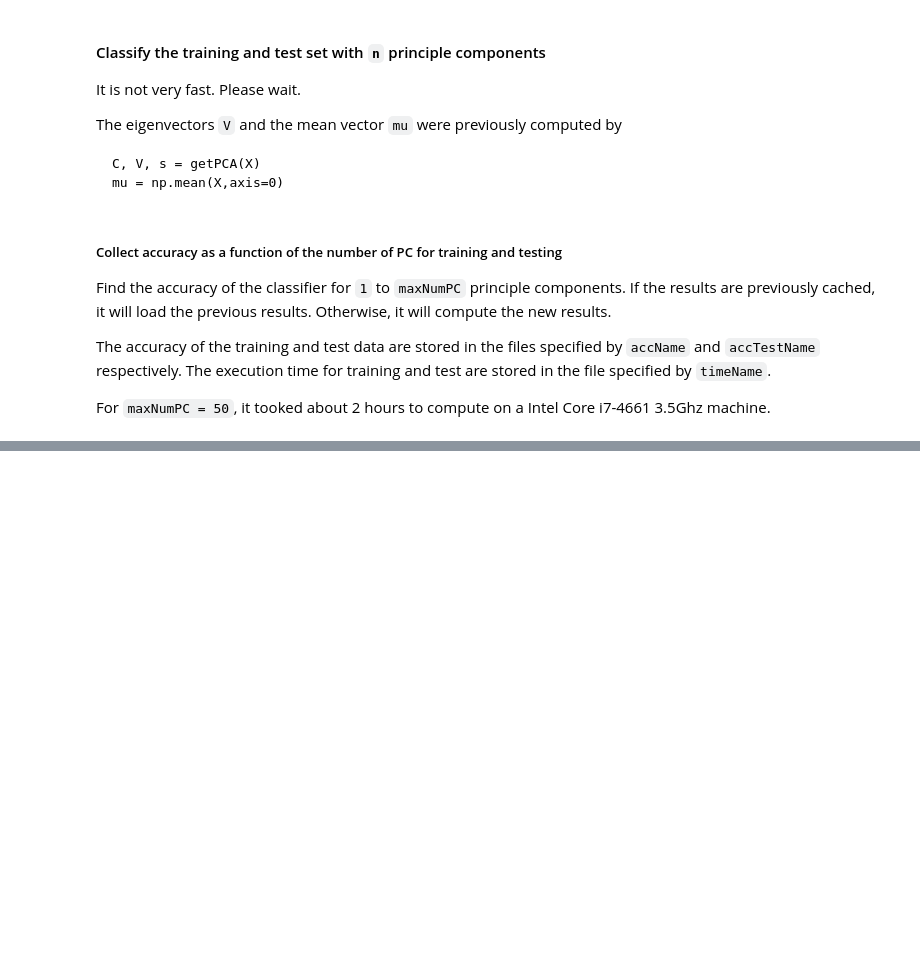
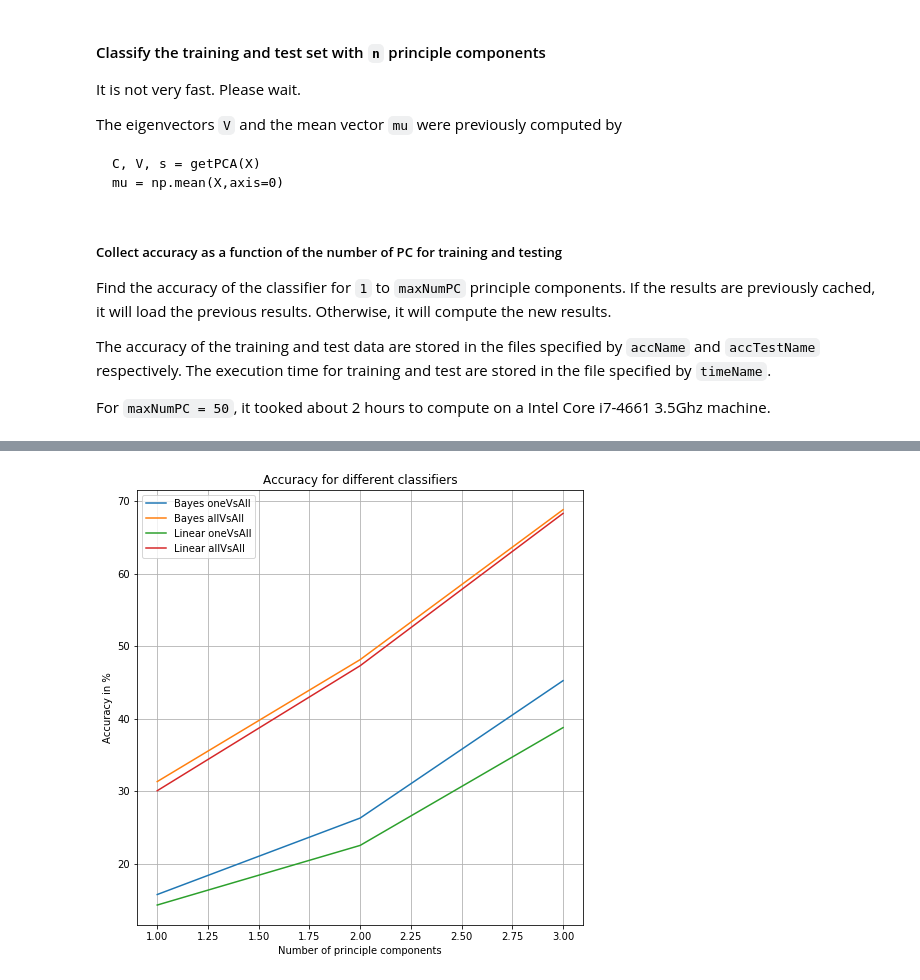
Before and after one commit to teambengio/finalproject, a Jupyter notebook: finalproject-allvsall.ipynb, the cells around one changed output, grey strips where cells are left out. Cells and saved outputs as stored; diff of their text form; code cells hidden in the pictures; blank space fills up the shorter version.

```diff
--- a/finalproject-allvsall.ipynb
+++ b/finalproject-allvsall.ipynb
@@ -753,20 +765,22 @@ model=bayes policy=onevsall numPC= 1 myTime= 146.331473827 myAccurancy= 15.76
 # %%
 fig = plt.figure()
 m = len(accList_bayes_onevsall)+1
 nPC = range(1,m)
-plt.plot(nPC,accList_bayes_onevsall,label="accList_bayes_onevsall")
-plt.plot(nPC,accList_bayes_allvsall,label="accList_bayes_allvsall")
-plt.plot(nPC,accList_linear_onevsall,label="accList_linear_onevsall")
-plt.plot(nPC,accList_linear_allvsall,label="accList_linear_allvsall")
+plt.plot(nPC,accList_bayes_onevsall,label="Bayes oneVsAll")
+plt.plot(nPC,accList_bayes_allvsall,label="Bayes allVsAll")
+plt.plot(nPC,accList_linear_onevsall,label="Linear oneVsAll")
+plt.plot(nPC,accList_linear_allvsall,label="Linear allVsAll")
 plt.ylabel("Accuracy in %")
-plt.xlabel("Number of Principle Component")
+plt.xlabel("Number of principle components")
 plt.title("Accuracy for different classifiers")
 plt.grid("on")
 plt.legend()
 fig.set_size_inches(8,8)
 fName = os.path.join(pDir,'accuracy_n{}_{}.png'.format(n,rev))
 savefig(fName, bbox_inches='tight')
 plt.show()
+# %% [output]
+[figure, added]
 # %%
 fig = plt.figure()
 m = len(timeList_bayes_onevsall)+1
```
Also changed, not shown: parts of 6 cells of this notebook, 15 other files.
